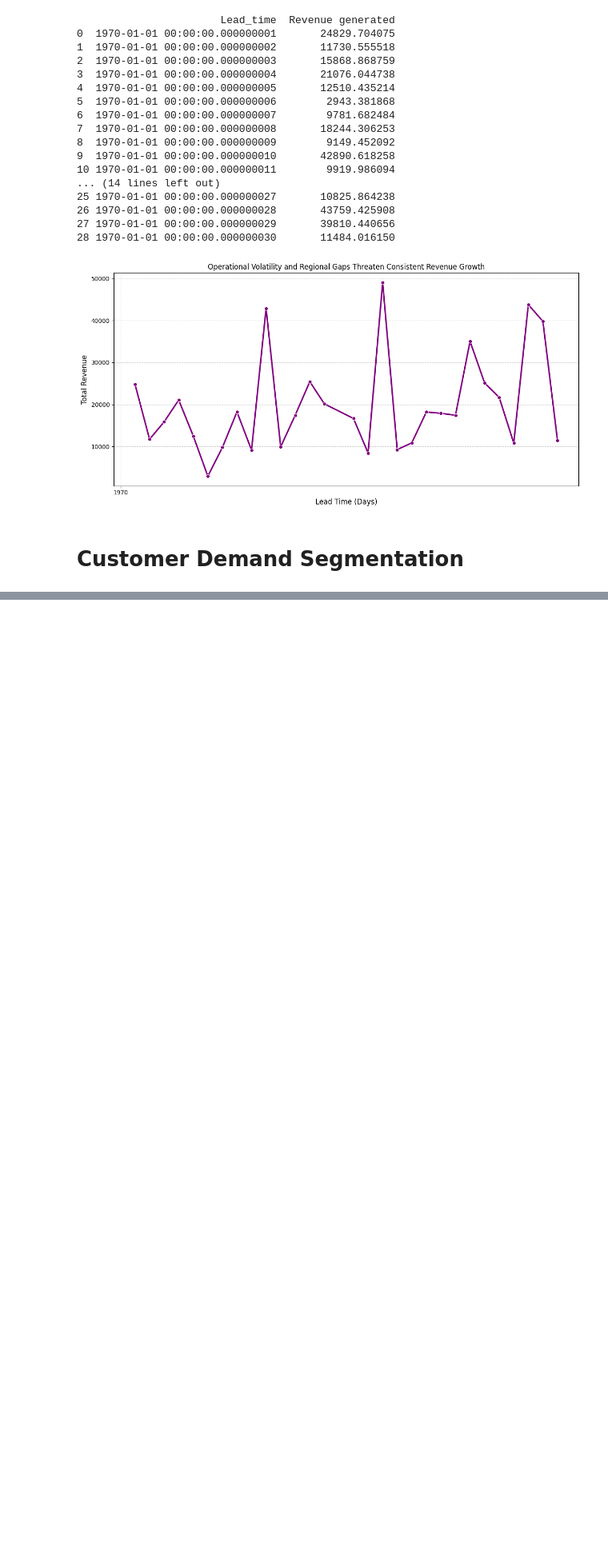
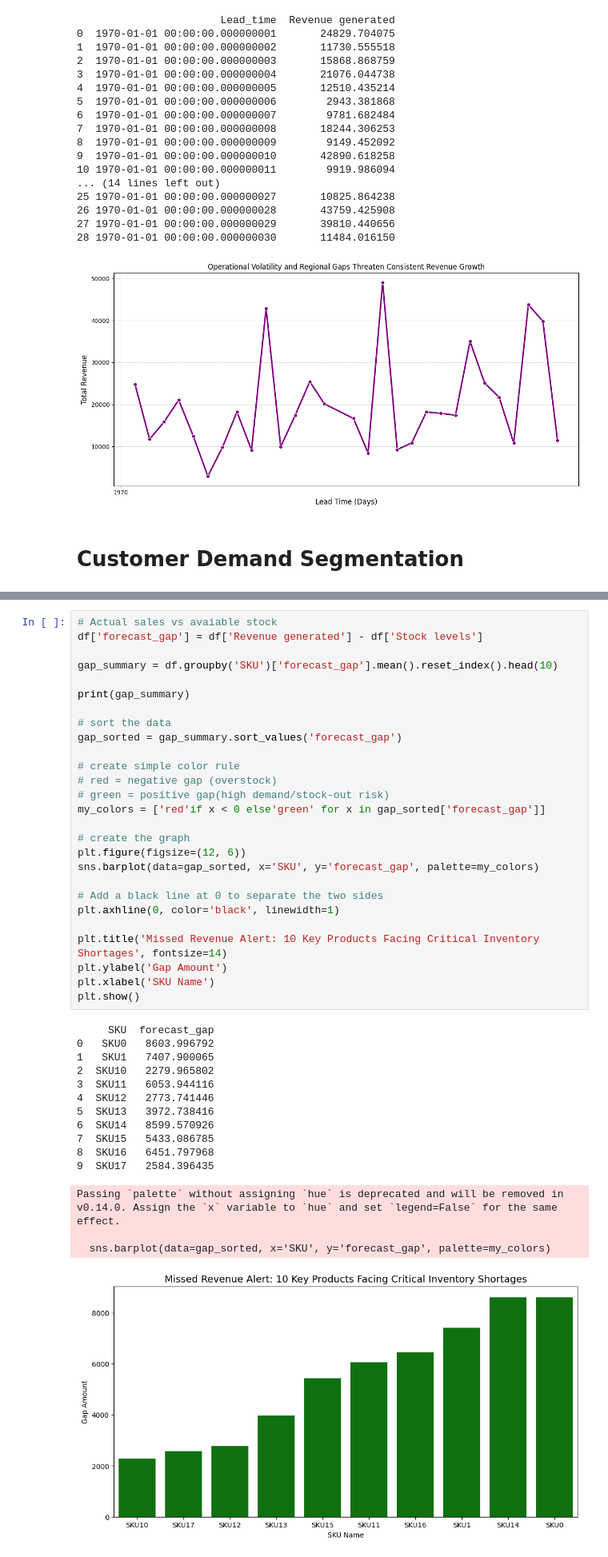
Before and after one commit to Naveengupta2006/Supply-chain-optimization, a Jupyter notebook: notebooks/Analysis.ipynb, the cells around one changed output, grey strips where cells are left out. Shown at 80% size. Drawn from its saved outputs; the diff is of its cells as text; blank space fills up the shorter version.

```diff
--- a/notebooks/Analysis.ipynb
+++ b/notebooks/Analysis.ipynb
@@ -361,0 +386,43 @@ df
+# %%
+# Actual sales vs avaiable stock
+df['forecast_gap'] = df['Revenue generated'] - df['Stock levels']
+
+gap_summary = df.groupby('SKU')['forecast_gap'].mean().reset_index().head(10)
+
+print(gap_summary)
+
+# sort the data
+gap_sorted = gap_summary.sort_values('forecast_gap')
+
+# create simple color rule
+# red = negative gap (overstock)
+# green = positive gap(high demand/stock-out risk)
+my_colors = ['red'if x < 0 else'green' for x in gap_sorted['forecast_gap']]
+
+# create the graph
+plt.figure(figsize=(12, 6))
+sns.barplot(data=gap_sorted, x='SKU', y='forecast_gap', palette=my_colors)
+
+# Add a black line at 0 to separate the two sides
+plt.axhline(0, color='black', linewidth=1)
+
+plt.title('Missed Revenue Alert: 10 Key Products Facing Critical Inventory Shortages', fontsize=14)
+plt.ylabel('Gap Amount')
+plt.xlabel('SKU Name')
+plt.show()
+# %% [output]
+     SKU  forecast_gap
+0   SKU0   8603.996792
+1   SKU1   7407.900065
+2  SKU10   2279.965802
+3  SKU11   6053.944116
+4  SKU12   2773.741446
+5  SKU13   3972.738416
+6  SKU14   8599.570926
+7  SKU15   5433.086785
+8  SKU16   6451.797968
+9  SKU17   2584.396435
+Passing `palette` without assigning `hue` is deprecated and will be removed in v0.14.0. Assign the `x` variable to `hue` and set `legend=False` for the same effect.
+
+  sns.barplot(data=gap_sorted, x='SKU', y='forecast_gap', palette=my_colors)
+[figure, added]
```
Also changed, not shown: parts of 9 cells of this notebook, 2 other files.
